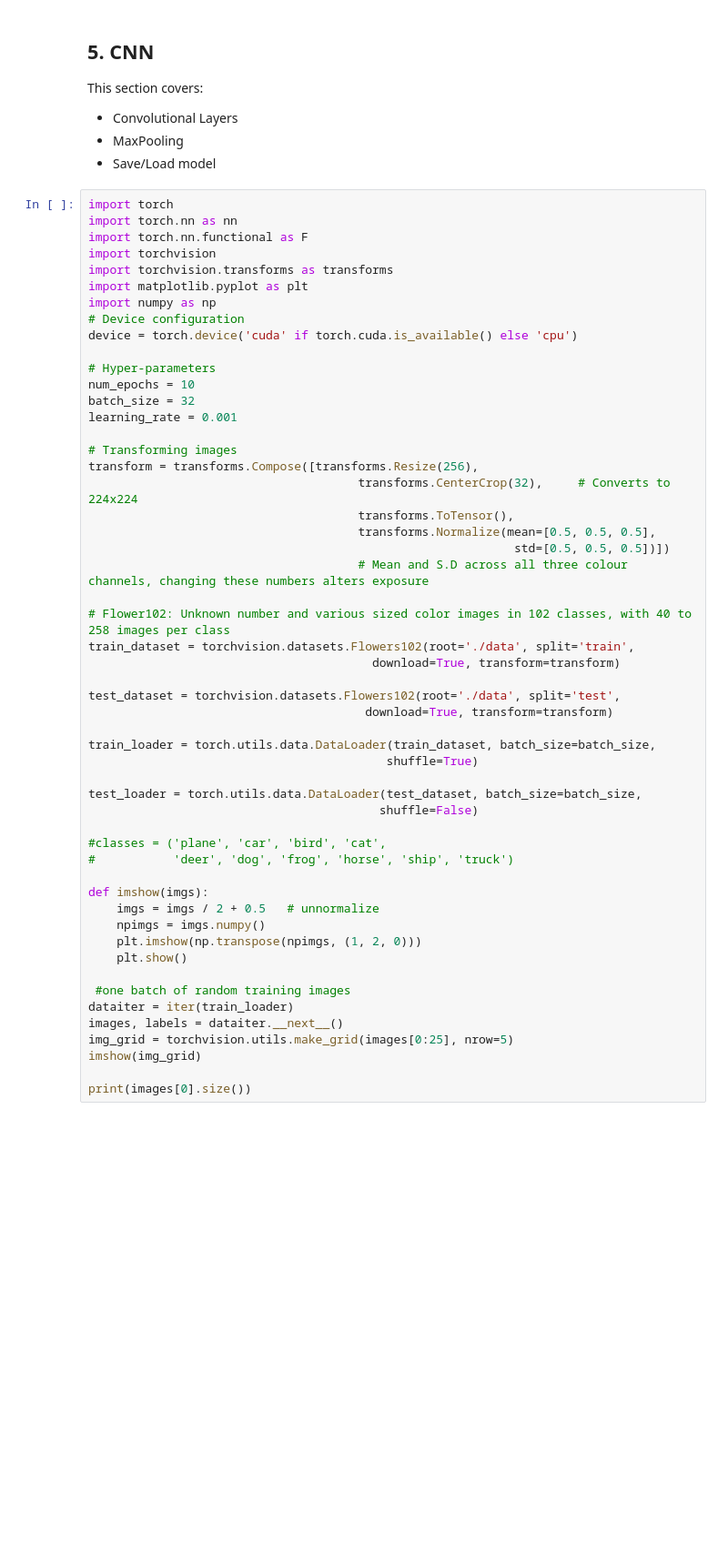
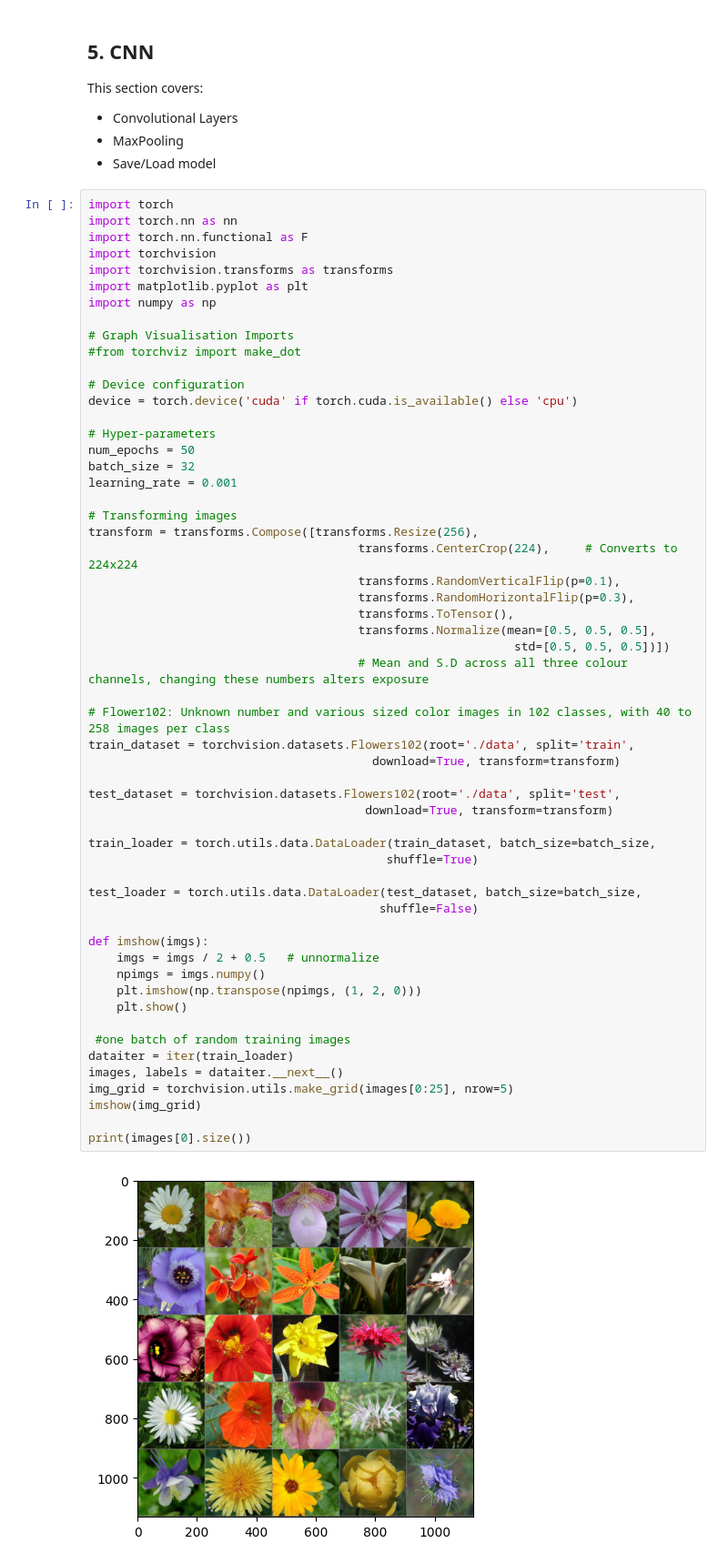
Before and after one commit to INT2-19/INT2_Open_Assessment, a Jupyter notebook: INT2_PyTorch_Flowers102_Experiment.ipynb, the cells around one changed output. Shown: that part at 91% size. Drawn from its saved outputs; the diff is of its cells as text; blank space fills up the shorter version.

Commit message:
Callum - Added random horizontal flips and vertical flips

```diff
--- a/INT2_PyTorch_Flowers102_Experiment.ipynb
+++ b/INT2_PyTorch_Flowers102_Experiment.ipynb
@@ -18,49 +18,53 @@ import torchvision
 import torchvision.transforms as transforms
 import matplotlib.pyplot as plt
 import numpy as np
+
+# Graph Visualisation Imports
+#from torchviz import make_dot
+
 # Device configuration
 device = torch.device('cuda' if torch.cuda.is_available() else 'cpu')
 
 # Hyper-parameters
-num_epochs = 10
+num_epochs = 50
 batch_size = 32
 learning_rate = 0.001
 
 # Transforming images
 transform = transforms.Compose([transforms.Resize(256),
-                                      transforms.CenterCrop(32),     # Converts to 224x224
+                                      transforms.CenterCrop(224),     # Converts to 224x224
+                                      transforms.RandomVerticalFlip(p=0.1),
+                                      transforms.RandomHorizontalFlip(p=0.3),
                                       transforms.ToTensor(),
                                       transforms.Normalize(mean=[0.5, 0.5, 0.5],
                                                             std=[0.5, 0.5, 0.5])])
                                       # Mean and S.D across all three colour channels, changing these numbers alters exposure
 
 # Flower102: Unknown number and various sized color images in 102 classes, with 40 to 258 images per class
 train_dataset = torchvision.datasets.Flowers102(root='./data', split='train',
                                         download=True, transform=transform)
 
 test_dataset = torchvision.datasets.Flowers102(root='./data', split='test',
                                        download=True, transform=transform)
 
 train_loader = torch.utils.data.DataLoader(train_dataset, batch_size=batch_size,
                                           shuffle=True)
 
 test_loader = torch.utils.data.DataLoader(test_dataset, batch_size=batch_size,
                                          shuffle=False)
 
-#classes = ('plane', 'car', 'bird', 'cat',
-#           'deer', 'dog', 'frog', 'horse', 'ship', 'truck')
-
 def imshow(imgs):
     imgs = imgs / 2 + 0.5   # unnormalize
     npimgs = imgs.numpy()
     plt.imshow(np.transpose(npimgs, (1, 2, 0)))
     plt.show()
 
  #one batch of random training images
 dataiter = iter(train_loader)
 images, labels = dataiter.__next__()
 img_grid = torchvision.utils.make_grid(images[0:25], nrow=5)
 imshow(img_grid)
 
 print(images[0].size())
 # %% [output]
+[figure, new version]
```
Also changed, not shown: parts of 4 cells of this notebook.
